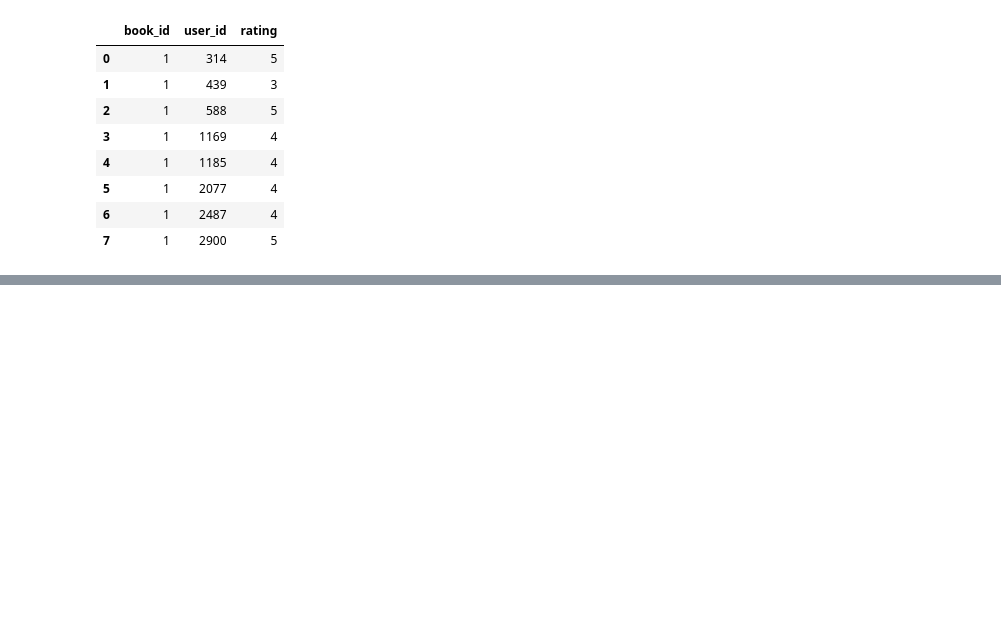
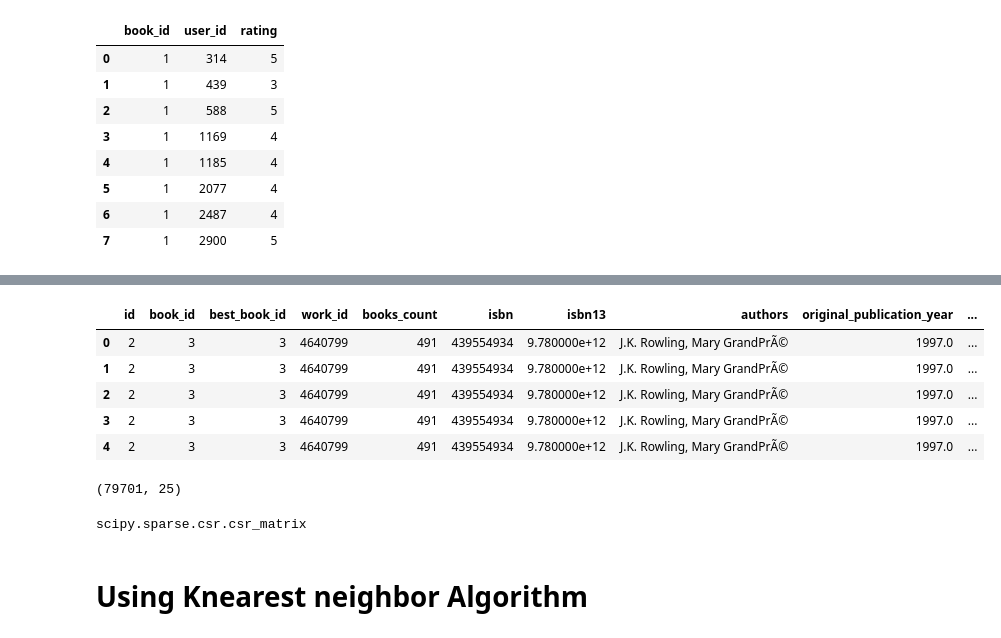
Before and after one commit to manishagupta2020/ML_Models, a Jupyter notebook: Book_recommendation_system.ipynb, the cells around one changed output, grey strips where cells are left out. Saved outputs shown, nothing was run; the diff lists cells and outputs as text; code cells hidden in the pictures; blank space fills up the shorter version.

```diff
--- a/Book_recommendation_system.ipynb
+++ b/Book_recommendation_system.ipynb
@@ -100,0 +109,14 @@ ratings = RATINGS[RATINGS['rating'].isin(counts[counts >= 100].index)]
+# %%
+new_book_df= pd.merge(BOOKS, RATINGS, on='book_id')
+new_book_df.head()
+# %% [output]
+|  | id | book_id | best_book_id | work_id | books_count | isbn | isbn13 | authors | original_publication_year | ... |
+| 0 | 2 | 3 | 3 | 4640799 | 491 | 439554934 | 9.780000e+12 | J.K. Rowling, Mary GrandPrÃ© | 1997.0 | ... |
+| 1 | 2 | 3 | 3 | 4640799 | 491 | 439554934 | 9.780000e+12 | J.K. Rowling, Mary GrandPrÃ© | 1997.0 | ... |
+| 2 | 2 | 3 | 3 | 4640799 | 491 | 439554934 | 9.780000e+12 | J.K. Rowling, Mary GrandPrÃ© | 1997.0 | ... |
+| 3 | 2 | 3 | 3 | 4640799 | 491 | 439554934 | 9.780000e+12 | J.K. Rowling, Mary GrandPrÃ© | 1997.0 | ... |
+| 4 | 2 | 3 | 3 | 4640799 | 491 | 439554934 | 9.780000e+12 | J.K. Rowling, Mary GrandPrÃ© | 1997.0 | ... |
+# %%
+new_book_df.shape
+# %% [output]
+(79701, 25)
@@ -101,2 +127,10 @@ ratings = RATINGS[RATINGS['rating'].isin(counts[counts >= 100].index)]
+# %%
+from scipy.sparse import csr_matrix
+book_sparse=csr_matrix(book_pivot)
+type(book_sparse)
+# %% [output]
+scipy.sparse.csr.csr_matrix
+# %% [markdown]
+# Using Knearest neighbor Algorithm
 # %%
 from sklearn.neighbors import NearestNeighbors
```
Also changed, not shown: parts of 25 cells of this notebook.
